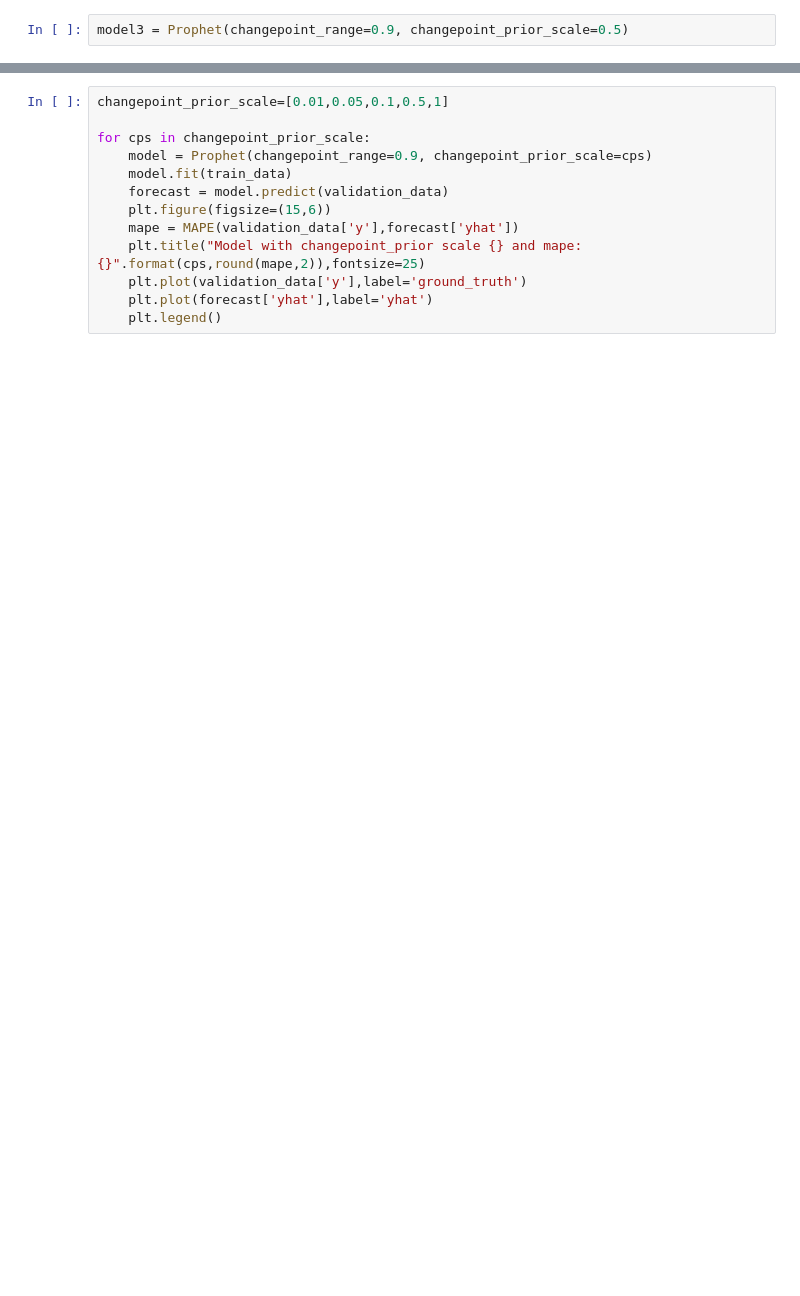
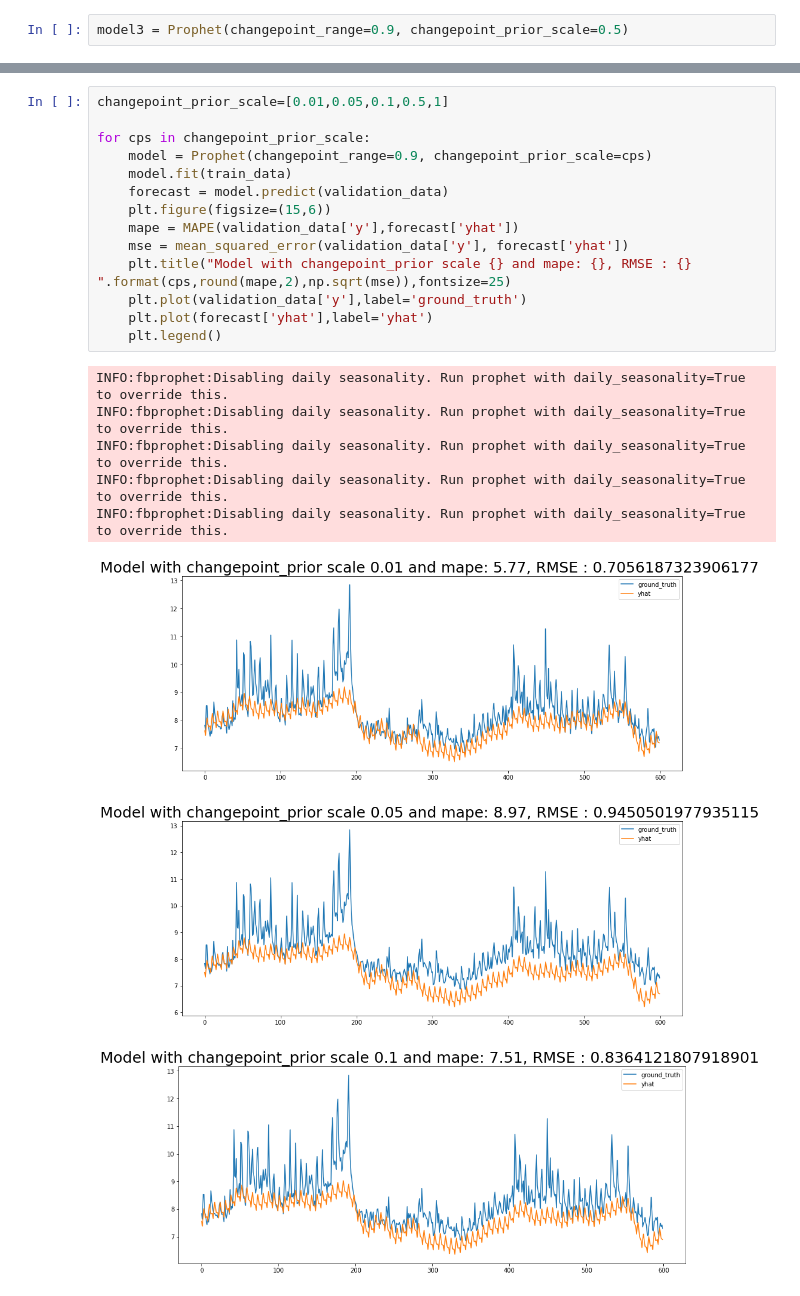
Before and after one commit to SuminBae97/MachineLearning, a Jupyter notebook: fbprophet.ipynb, the cells around one changed output, grey strips where cells are left out. Cells and saved outputs as stored; diff of their text form; blank space fills up the shorter version.

```diff
--- a/fbprophet.ipynb
+++ b/fbprophet.ipynb
@@ -142,13 +324,23 @@ forecast3 = model3.predict(validation_data)
 # %%
 changepoint_prior_scale=[0.01,0.05,0.1,0.5,1]
 
 for cps in changepoint_prior_scale:
     model = Prophet(changepoint_range=0.9, changepoint_prior_scale=cps)
     model.fit(train_data)
     forecast = model.predict(validation_data)
     plt.figure(figsize=(15,6))
     mape = MAPE(validation_data['y'],forecast['yhat'])
-    plt.title("Model with changepoint_prior scale {} and mape: {}".format(cps,round(mape,2)),fontsize=25)
+    mse = mean_squared_error(validation_data['y'], forecast['yhat'])
+    plt.title("Model with changepoint_prior scale {} and mape: {}, RMSE : {} ".format(cps,round(mape,2),np.sqrt(mse)),fontsize=25)
     plt.plot(validation_data['y'],label='ground_truth')
     plt.plot(forecast['yhat'],label='yhat')
     plt.legend()
+# %% [output]
+INFO:fbprophet:Disabling daily seasonality. Run prophet with daily_seasonality=True to override this.
+INFO:fbprophet:Disabling daily seasonality. Run prophet with daily_seasonality=True to override this.
+INFO:fbprophet:Disabling daily seasonality. Run prophet with daily_seasonality=True to override this.
+INFO:fbprophet:Disabling daily seasonality. Run prophet with daily_seasonality=True to override this.
+INFO:fbprophet:Disabling daily seasonality. Run prophet with daily_seasonality=True to override this.
+[figure, added]
+[figure, added]
+[figure, added]
```
Also changed, not shown: parts of 32 cells of this notebook.
